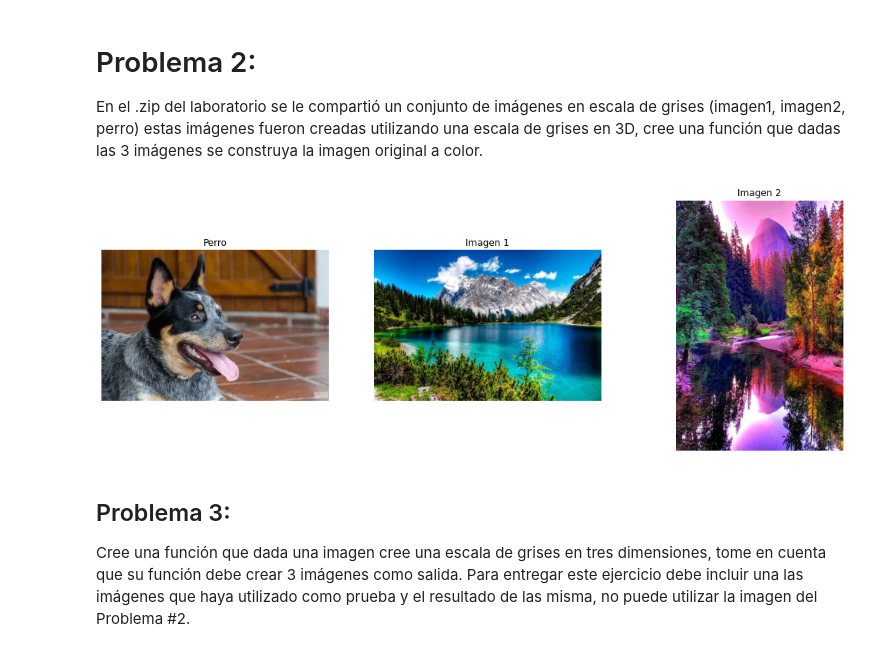
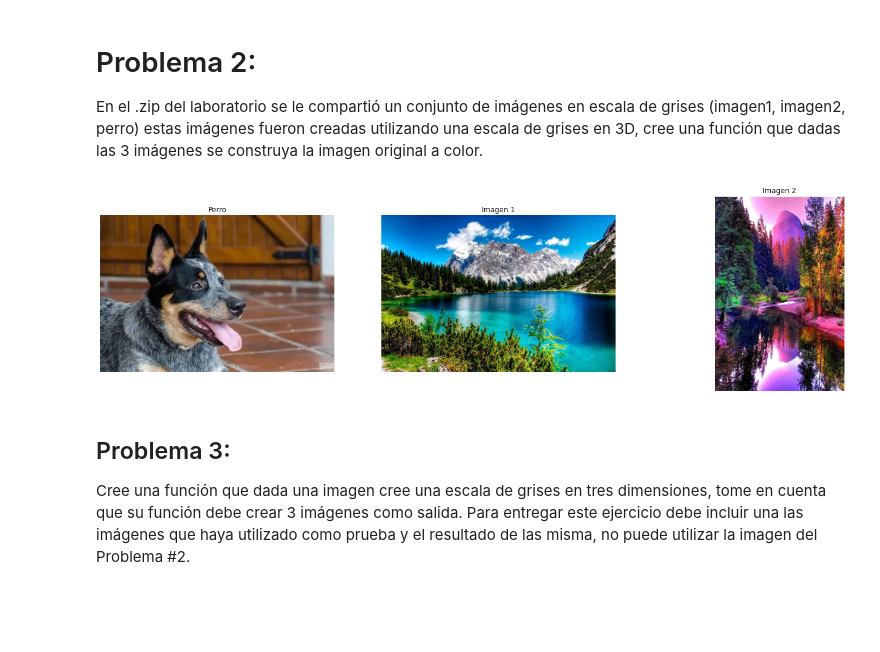
Before and after one commit to dennis-ciancoders/text_minning_and_image_recognition, a Jupyter notebook: lab1/lab1.ipynb, the cells around one changed output. Saved outputs shown, nothing was run; the diff lists cells and outputs as text; code cells hidden in the pictures; blank space fills up the shorter version.

```diff
--- a/lab1/lab1.ipynb
+++ b/lab1/lab1.ipynb
@@ -58,13 +58,13 @@ plt.imshow(imagen)
 plt.title('Imagen original')
 plt.show()
 
-opciones = [1, 2, 3, 10, 20, 30]
+opciones = {1: 'Azul', 2: 'Verde', 3: 'Rojo', 10: 'Rojo y verde', 20: 'Verde y azul', 30: 'Azul y rojo'}
 imagenes = [color_activo(imagen, opcion) for opcion in opciones]
 
 fig, axes = plt.subplots(nrows=2, ncols=3, figsize=(14, 9))
 for ax, image, opcion in zip(axes.flatten(), imagenes, opciones):
     ax.set_axis_off()
     ax.imshow(image, cmap='gray')
-    ax.set_title(f"Color: {opcion}")
+    ax.set_title(f"Color {opcion}: {opciones[opcion]}")
 # %% [output]
 [figure]
@@ -88,29 +88,29 @@ def reconstruye_rgb(img_r, img_g, img_b):
 # %%
 # perro
 perro_r = cv2.imread('imagenes/perro/perro_salida_gray_rojo.jpg', cv2.IMREAD_GRAYSCALE)
 perro_g = cv2.imread('imagenes/perro/perro_salida_gray_verde.jpg', cv2.IMREAD_GRAYSCALE)
 perro_b = cv2.imread('imagenes/perro/perro_salida_gray_azul.jpg', cv2.IMREAD_GRAYSCALE)
 perro = reconstruye_rgb(perro_r, perro_g, perro_b)
 
 # imagen 1
 imagen1_r = cv2.imread('imagenes/imagen1/imagen1_salida_gray_rojo.jpg', cv2.IMREAD_GRAYSCALE)
 imagen1_g = cv2.imread('imagenes/imagen1/imagen1_salida_gray_verde.jpg', cv2.IMREAD_GRAYSCALE)
 imagen1_b = cv2.imread('imagenes/imagen1/imagen1_salida_gray_azul.jpg', cv2.IMREAD_GRAYSCALE)
 imagen1 = reconstruye_rgb(imagen1_r, imagen1_g, imagen1_b)
 
 # imagen 2
 imagen2_r = cv2.imread('imagenes/imagen2/imagen2_salida_gray_rojo.jpg', cv2.IMREAD_GRAYSCALE)
 imagen2_g = cv2.imread('imagenes/imagen2/imagen2_salida_gray_verde.jpg', cv2.IMREAD_GRAYSCALE)
 imagen2_b = cv2.imread('imagenes/imagen2/imagen2_salida_gray_azul.jpg', cv2.IMREAD_GRAYSCALE)
 imagen2 = reconstruye_rgb(imagen2_r, imagen2_g, imagen2_b)
 
-fig, axes = plt.subplots(nrows=1, ncols=3, figsize=(18, 6))
+fig, axes = plt.subplots(nrows=1, ncols=3, figsize=(24, 6))
 for ax, image, nombre in zip(axes.flatten(), [perro, imagen1, imagen2], ['Perro', 'Imagen 1', 'Imagen 2']):
     ax.set_axis_off()
     ax.imshow(image, cmap='gray')
     ax.set_title(f"{nombre}")
 # %% [output]
-[figure, old version]
+[figure, new version]
 # %% [markdown]
 ## Problema 3:
 
```
Also changed, not shown: parts of 2 cells of this notebook.
